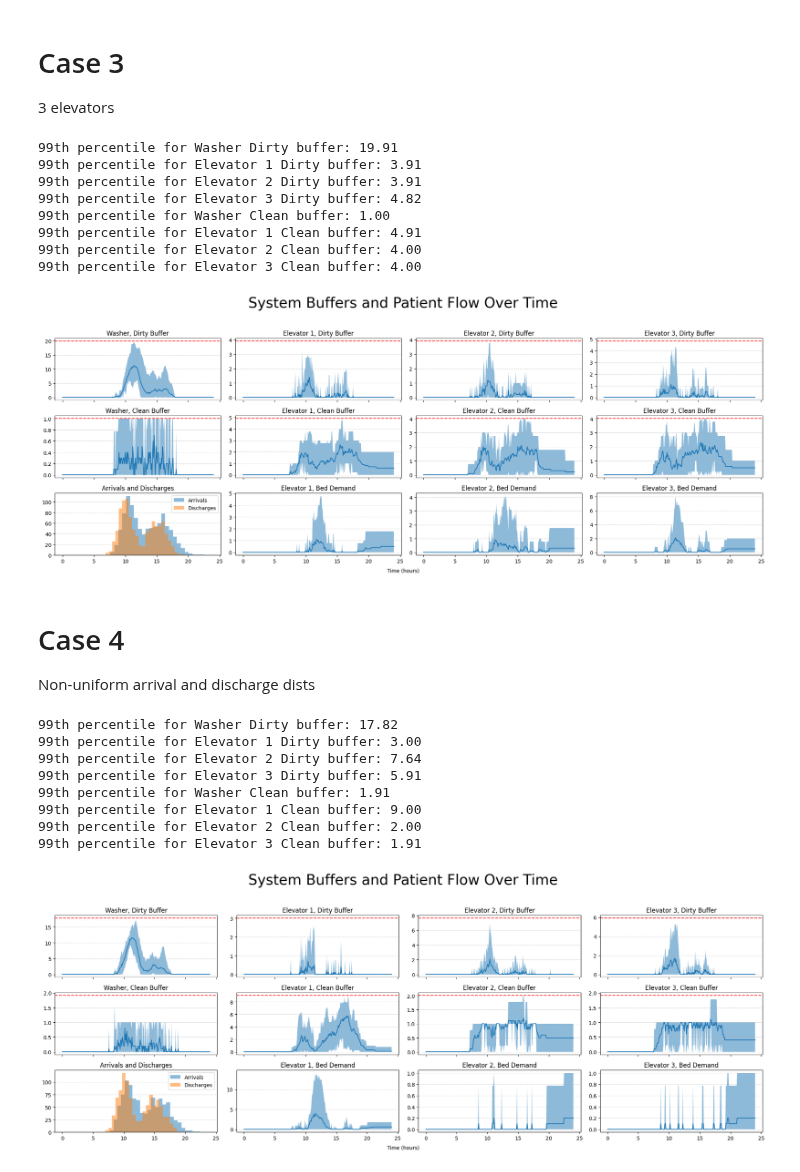
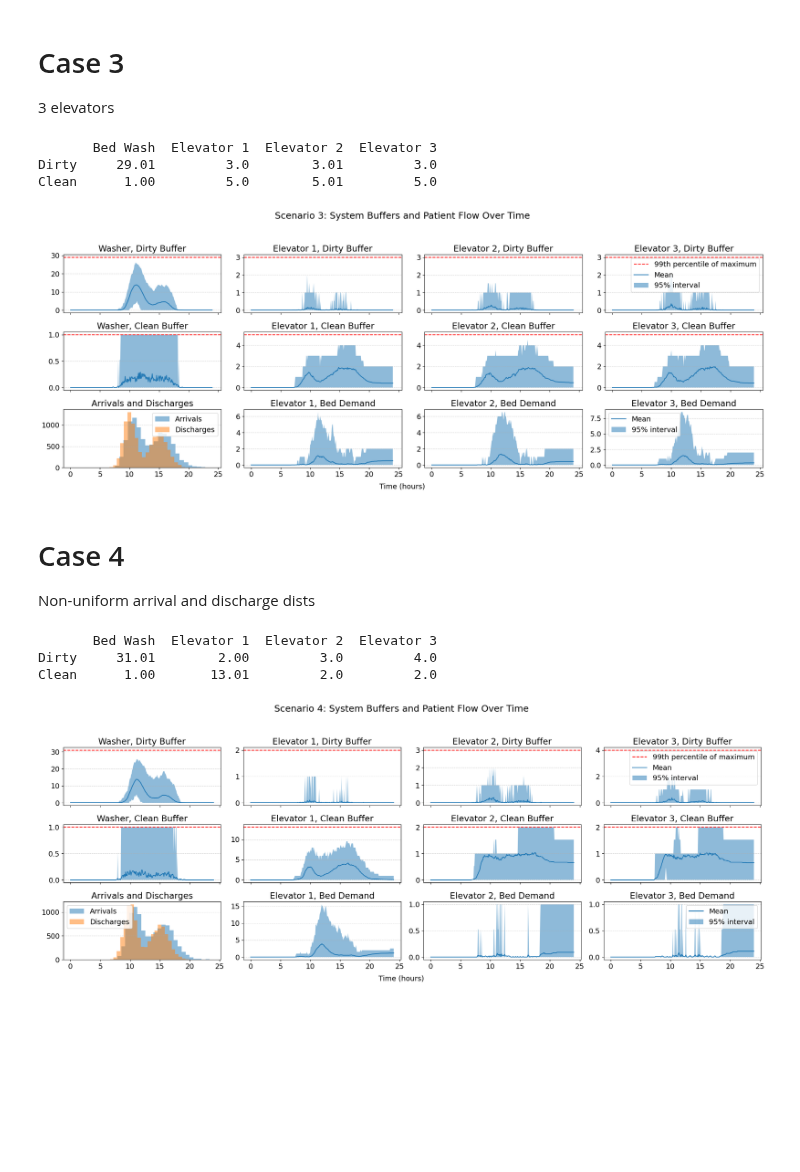
Before and after one commit to AntonJorg/stochastic_simulation, a Jupyter notebook: project2/cases.ipynb, the cells around one changed output. Cells and saved outputs as stored; diff of their text form; code cells hidden in the pictures; blank space fills up the shorter version.

```diff
--- a/project2/cases.ipynb
+++ b/project2/cases.ipynb
@@ -5,6 +5,7 @@ from scipy.stats import expon, gamma
 from simulation_loop import simulate_many, SimulationParams, plot_result
 # %%
 N_ITERS = 100
+N_ROBOTS = 2
 # %% [markdown]
 # Case 1
 Poisson distribution: Interarrival time of exponential distribution
@@ -113,47 +117,37 @@ params = SimulationParams(
     arrival_weights=np.ones(n_elevators) / n_elevators,
     discharge_weights=np.ones(n_elevators) / n_elevators,
     n_elevators=n_elevators,
-    n_robots=1,
+    n_robots=N_ROBOTS,
 )
 
 # events, data = simulate_system(params)
 buffers, demands, arrival_times, discharge_times, df = simulate_many(params, n_iters=N_ITERS)
 plot_result(params, buffers, demands, arrival_times, discharge_times, "scenario3", "Scenario 3")
 # %% [output]
-99th percentile for Washer Dirty buffer: 19.91
-99th percentile for Elevator 1 Dirty buffer: 3.91
-99th percentile for Elevator 2 Dirty buffer: 3.91
-99th percentile for Elevator 3 Dirty buffer: 4.82
-99th percentile for Washer Clean buffer: 1.00
-99th percentile for Elevator 1 Clean buffer: 4.91
-99th percentile for Elevator 2 Clean buffer: 4.00
-99th percentile for Elevator 3 Clean buffer: 4.00
+       Bed Wash  Elevator 1  Elevator 2  Elevator 3
+Dirty     29.01         3.0        3.01         3.0
+Clean      1.00         5.0        5.01         5.0
-[figure, old version]
+[figure, new version]
 # %% [markdown]
 # Case 4
 Non-uniform arrival and discharge dists
 # %%
 params = SimulationParams(
     discharge_dist,
     service_time_dist,
     transport_time_dist,
     distances,
     arrival_weights=np.array([0.8, 0.1, 0.1]),
     discharge_weights=np.array([0.2, 0.4, 0.4]),
     n_elevators=n_elevators,
-    n_robots=1,
+    n_robots=N_ROBOTS,
 )
 
 # events, data = simulate_system(params)
 buffers, demands, arrival_times, discharge_times, df = simulate_many(params, n_iters=N_ITERS)
 plot_result(params, buffers, demands, arrival_times, discharge_times, "scenario4", "Scenario 4")
 # %% [output]
-99th percentile for Washer Dirty buffer: 17.82
-99th percentile for Elevator 1 Dirty buffer: 3.00
-99th percentile for Elevator 2 Dirty buffer: 7.64
-99th percentile for Elevator 3 Dirty buffer: 5.91
-99th percentile for Washer Clean buffer: 1.91
-99th percentile for Elevator 1 Clean buffer: 9.00
-99th percentile for Elevator 2 Clean buffer: 2.00
-99th percentile for Elevator 3 Clean buffer: 1.91
+       Bed Wash  Elevator 1  Elevator 2  Elevator 3
+Dirty     31.01        2.00         3.0         4.0
+Clean      1.00       13.01         2.0         2.0
-[figure, old version]
+[figure, new version]
```
Also changed, not shown: parts of 3 cells of this notebook, 8 other files.
